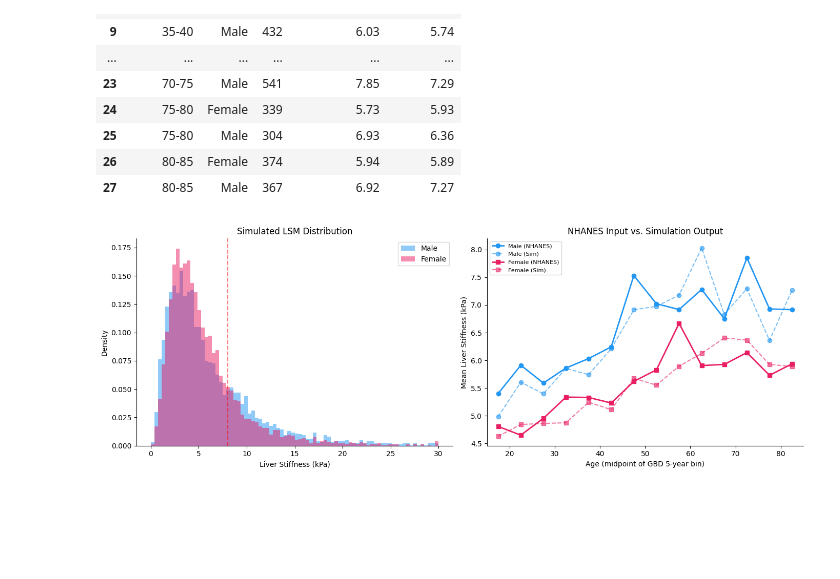
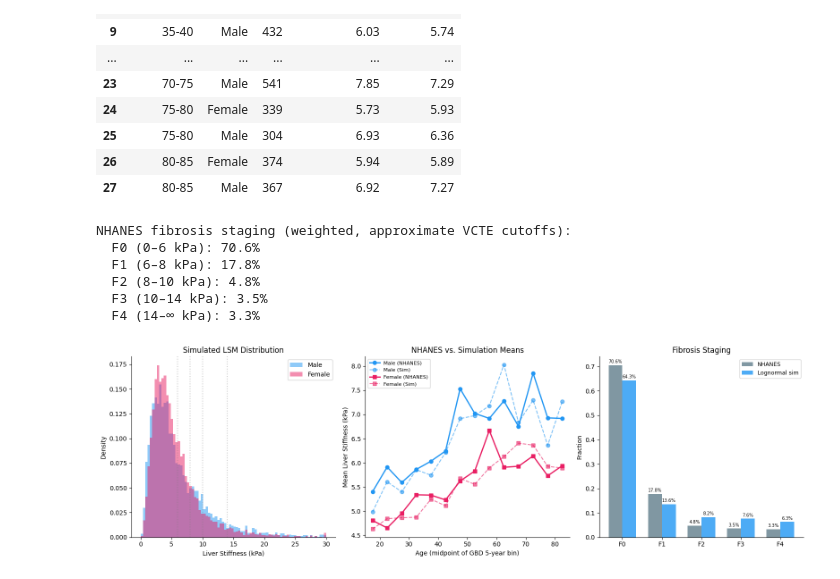
Before and after one commit to aflaxman/ai_assisted_us_health_data_analysis, a Jupyter notebook: nhanes_vivarium_risk_demo/01_nhanes_to_vivarium.ipynb, the cells around one changed output. Cells and saved outputs as stored; diff of their text form; code cells hidden in the pictures; blank space fills up the shorter version.

Commit message:
exploration of strategies to include liver stiffness risk exposure in a vivarium model

```diff
--- a/nhanes_vivarium_risk_demo/01_nhanes_to_vivarium.ipynb
+++ b/nhanes_vivarium_risk_demo/01_nhanes_to_vivarium.ipynb
@@ -258,11 +261,11 @@ Weighted liver stiffness (kPa) by GBD age group and sex:
 # %%
 fig, ax = plt.subplots(figsize=(10, 5))
 
-for sex, color in [('Male', '#2196F3'), ('Female', '#E91E63')]:
+for sex, color, xshift in [('Male', '#2196F3', -.5), ('Female', '#E91E63', +.5)]:
     sub = exposure_summary[exposure_summary['sex'] == sex].copy()
     age_mid = (sub['age_start'] + sub['age_end']) / 2
     ax.errorbar(
-        age_mid, sub['mean_lsm'], yerr=sub['sd_lsm'],
+        age_mid+xshift, sub['mean_lsm'], yerr=sub['sd_lsm'],
         label=sex, color=color, capsize=3, marker='o', linewidth=1.5,
     )
 
@@ -668,40 +726,91 @@ Comparison: NHANES input mean vs. simulation mean (kPa):
 | 25 | 75-80 | Male | 304 | 6.93 | 6.36 |
 | 26 | 80-85 | Female | 374 | 5.94 | 5.89 |
 | 27 | 80-85 | Male | 367 | 6.92 | 7.27 |
+# %%
+# Approximate VCTE fibrosis staging cutoffs (kPa)
+FIBROSIS_BINS = [0, 6, 8, 10, 14, np.inf]
+FIBROSIS_LABELS = ['F0', 'F1', 'F2', 'F3', 'F4']
+FIBROSIS_COLORS = ['#4CAF50', '#8BC34A', '#FFC107', '#FF9800', '#F44336']
+
+def fibrosis_fractions(values, weights=None):
+    """Fraction of values in each fibrosis stage."""
+    cats = pd.cut(values, bins=FIBROSIS_BINS, labels=FIBROSIS_LABELS, right=False)
+    if weights is not None:
+        total = weights.sum()
+        return pd.Series({lab: float(weights[cats == lab].sum() / total)
+                          for lab in FIBROSIS_LABELS})
+    n = len(values)
+    return pd.Series({lab: float((cats == lab).sum() / n)
+                      for lab in FIBROSIS_LABELS})
+
+nhanes_fibrosis = fibrosis_fractions(
+    nhanes_lsm['LSM_KPA'].values, nhanes_lsm['WEIGHT'].values)
+sim_fibrosis = fibrosis_fractions(pop['liver_stiffness_kpa'].values)
+
+print('NHANES fibrosis staging (weighted, approximate VCTE cutoffs):')
+for lab, lo, hi in zip(FIBROSIS_LABELS, FIBROSIS_BINS[:-1], FIBROSIS_BINS[1:]):
+    hi_str = f'{hi:.0f}' if np.isfinite(hi) else '\u221e'
+    print(f'  {lab} ({lo:.0f}\u2013{hi_str} kPa): {nhanes_fibrosis[lab]:.1%}')
+# %% [output]
+NHANES fibrosis staging (weighted, approximate VCTE cutoffs):
+  F0 (0–6 kPa): 70.6%
+  F1 (6–8 kPa): 17.8%
+  F2 (8–10 kPa): 4.8%
+  F3 (10–14 kPa): 3.5%
+  F4 (14–∞ kPa): 3.3%
 # %%
-fig, axes = plt.subplots(1, 2, figsize=(14, 5))
+fig, axes = plt.subplots(1, 3, figsize=(16, 5))
 
 # Left: distribution of simulated exposures
 ax = axes[0]
 for sex, color in [('Male', '#2196F3'), ('Female', '#E91E63')]:
     sub = pop[pop['sex'] == sex]
     ax.hist(sub['liver_stiffness_kpa'], bins=80, alpha=0.5, color=color,
             label=sex, density=True, range=(0, 30))
 ax.set_xlabel('Liver Stiffness (kPa)')
 ax.set_ylabel('Density')
 ax.set_title('Simulated LSM Distribution')
 ax.legend()
-ax.axvline(x=8.0, color='red', linestyle='--', alpha=0.5, label='F2+ threshold')
+for thr in FIBROSIS_BINS[1:-1]:
+    ax.axvline(x=thr, color='gray', linestyle=':', alpha=0.4)
 sns.despine(ax=ax)
 
-# Right: NHANES vs simulation means by age
+# Middle: NHANES vs simulation means by age
 ax = axes[1]
 for sex, color, marker in [('Male', '#2196F3', 'o'), ('Female', '#E91E63', 's')]:
     sub_nhanes = comparison[comparison['sex'] == sex]
     age_mid = (sub_nhanes['age_start'] + sub_nhanes['age_end']) / 2
     ax.plot(age_mid, sub_nhanes['mean_lsm'],
             marker=marker, color=color, label=f'{sex} (NHANES)', linewidth=2)
     ax.plot(age_mid, sub_nhanes['sim_mean'],
             marker=marker, color=color, linestyle='--', alpha=0.6,
             label=f'{sex} (Sim)')
 ax.set_xlabel('Age (midpoint of GBD 5-year bin)')
 ax.set_ylabel('Mean Liver Stiffness (kPa)')
-ax.set_title('NHANES Input vs. Simulation Output')
+ax.set_title('NHANES vs. Simulation Means')
 ax.legend(fontsize=8)
 ax.set_xlim(15, 85)
 sns.despine(ax=ax)
 
+# Right: fibrosis fractions comparison
+ax = axes[2]
+x = np.arange(len(FIBROSIS_LABELS))
+w = 0.35
+ax.bar(x - w/2, nhanes_fibrosis.values, w,
+       label='NHANES', color='#607D8B', alpha=0.8)
+ax.bar(x + w/2, sim_fibrosis.values, w,
+       label='Lognormal sim', color='#2196F3', alpha=0.8)
+ax.set_xticks(x)
+ax.set_xticklabels(FIBROSIS_LABELS)
+ax.set_ylabel('Fraction')
+ax.set_title('Fibrosis Staging')
+ax.legend(fontsize=9)
+for i, (nf, sf) in enumerate(zip(nhanes_fibrosis.values, sim_fibrosis.values)):
+    ax.text(i - w/2, nf + 0.005, f'{nf:.1%}', ha='center', va='bottom', fontsize=7)
+    ax.text(i + w/2, sf + 0.005, f'{sf:.1%}', ha='center', va='bottom', fontsize=7)
+sns.despine(ax=ax)
+
 plt.tight_layout()
 plt.show()
 # %% [output]
-[figure, old version]
+[figure, new version]
```
Also changed, not shown: parts of 19 cells of this notebook, 4 other files.
